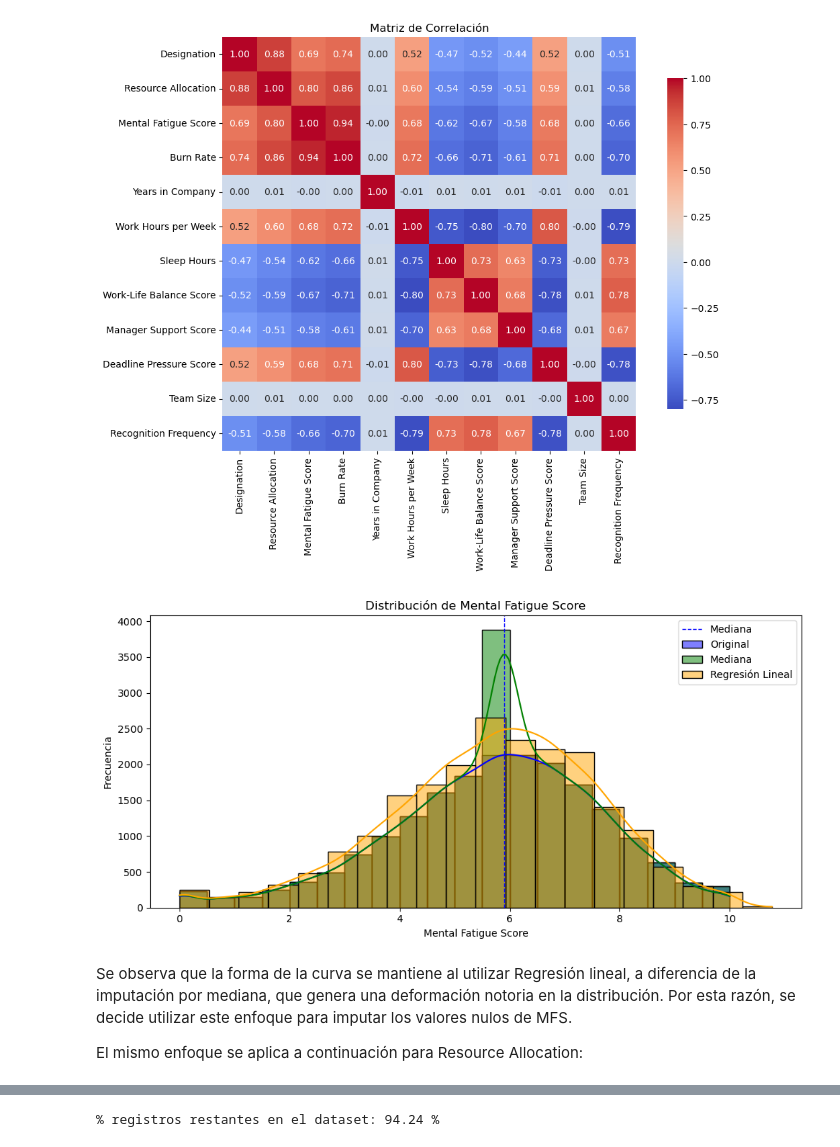
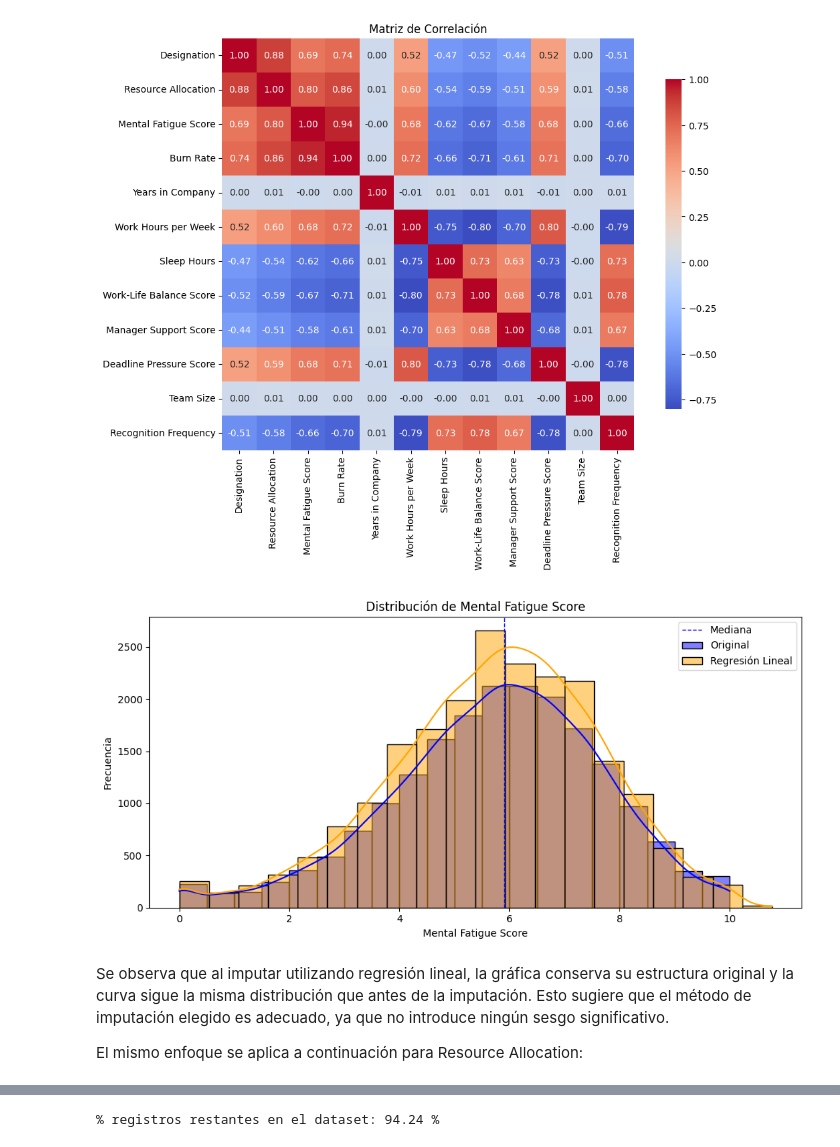
Before and after one commit to emiliano-ipa/CEIA-ML-TPFINAL, a Jupyter notebook: TP1.ipynb, the cells around one changed output, grey strips where cells are left out. Drawn from its saved outputs; the diff is of its cells as text; code cells hidden in the pictures.

Commit message:
Version actualizada para ML

```diff
--- a/TP1.ipynb
+++ b/TP1.ipynb
@@ -386,24 +326,23 @@ X_mf_pred = df_mf_pred[['Designation', 'Resource Allocation', 'Burn Rate', 'Work
 df_limpio_MFS_LR=df_limpio.copy()
 df_limpio_MFS_LR.loc[df_mf_pred.index, 'Mental Fatigue Score'] = model_mf.predict(X_mf_pred)
 # %%
-# Graficar histograma de 'Mental Fatigue Score' original, con imputación por mediana y con imputación por regresión lineal
+# Graficar histograma de 'Mental Fatigue Score' original y con imputación por regresión lineal
 plt.figure(figsize=(10, 5))
 
 sns.histplot(df_limpio['Mental Fatigue Score'], bins=20, kde=True, label='Original', color='blue')
 plt.axvline(df_limpio['Mental Fatigue Score'].median(), color='blue', linestyle='dashed', linewidth=1, label='Mediana')
-sns.histplot(df_limpio_MFSmedian['Mental Fatigue Score'], bins=20, kde=True, label='Mediana', color='green')
 sns.histplot(df_limpio_MFS_LR['Mental Fatigue Score'], bins=20, kde=True, label='Regresión Lineal', color='orange')
 
 plt.title('Distribución de Mental Fatigue Score')
 plt.xlabel('Mental Fatigue Score')
 plt.ylabel('Frecuencia')
 plt.legend()
 plt.tight_layout()
 plt.show()
 # %% [output]
-[figure, old version]
+[figure, new version]
 # %% [markdown]
-Se observa que la forma de la curva se mantiene al utilizar Regresión lineal, a diferencia de la imputación por mediana, que genera una deformación notoria en la distribución. Por esta razón, se decide utilizar este enfoque para imputar los valores nulos de MFS.
+Se observa que al imputar utilizando regresión lineal, la gráfica conserva su estructura original y la curva sigue la misma distribución que antes de la imputación. Esto sugiere que el método de imputación elegido es adecuado, ya que no introduce ningún sesgo significativo.
 
 El mismo enfoque se aplica a continuación para Resource Allocation:
 # %%
```
Also changed, not shown: parts of 33 cells of this notebook, 2 other files.
